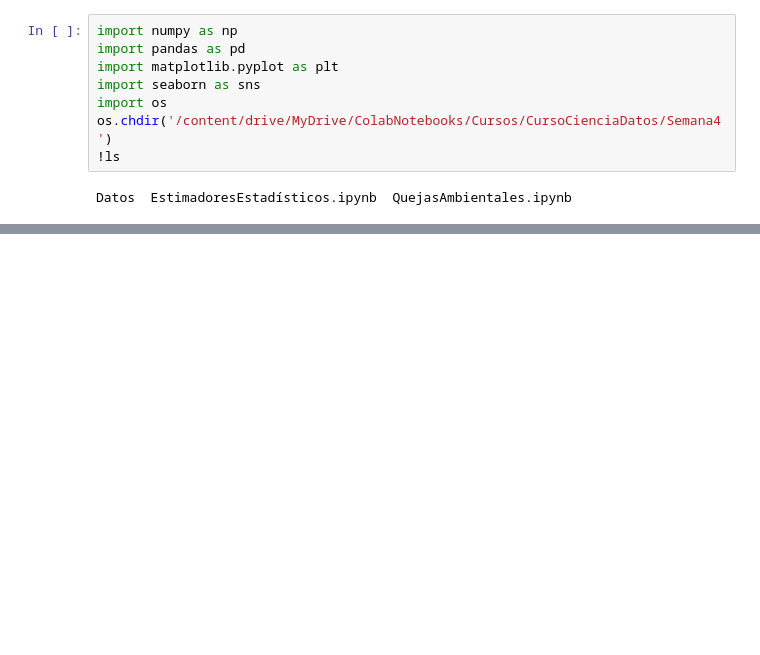
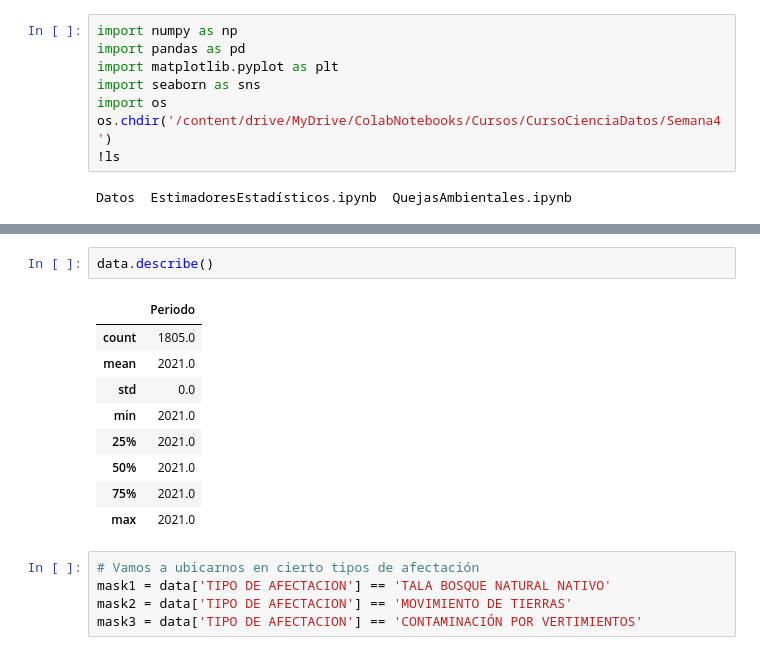
Before and after one commit to asegura4488/CienciaDatos, a Jupyter notebook: Semana4/QuejasAmbientales.ipynb, the cells around one changed output, grey strips where cells are left out. Cells and saved outputs as stored; diff of their text form; blank space fills up the shorter version.

```diff
--- a/Semana4/QuejasAmbientales.ipynb
+++ b/Semana4/QuejasAmbientales.ipynb
@@ -18,0 +83,17 @@ Datos  EstimadoresEstadísticos.ipynb  QuejasAmbientales.ipynb
+# %%
+data.describe()
+# %% [output]
+|  | Periodo |
+| count | 1805.0 |
+| mean | 2021.0 |
+| std | 0.0 |
+| min | 2021.0 |
+| 25% | 2021.0 |
+| 50% | 2021.0 |
+| 75% | 2021.0 |
+| max | 2021.0 |
+# %%
+# Vamos a ubicarnos en cierto tipos de afectación
+mask1 = data['TIPO DE AFECTACION'] == 'TALA BOSQUE NATURAL NATIVO'
+mask2 = data['TIPO DE AFECTACION'] == 'MOVIMIENTO DE TIERRAS'
+mask3 = data['TIPO DE AFECTACION'] == 'CONTAMINACIÓN POR VERTIMIENTOS'
```
Also changed, not shown: parts of 5 cells of this notebook.
